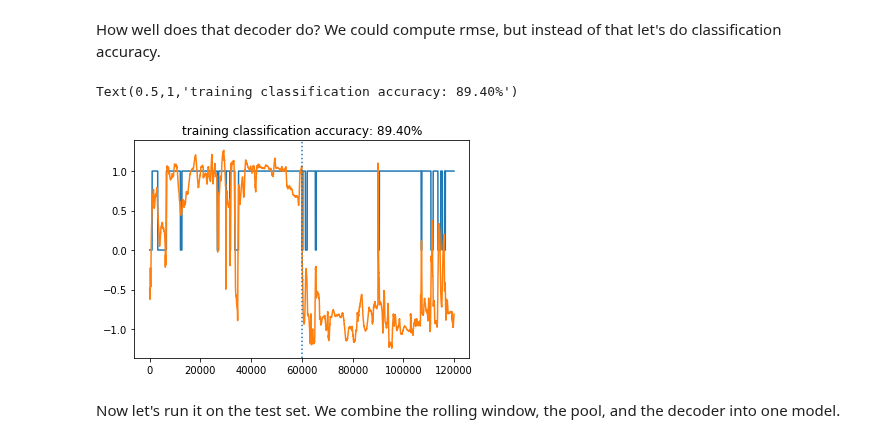
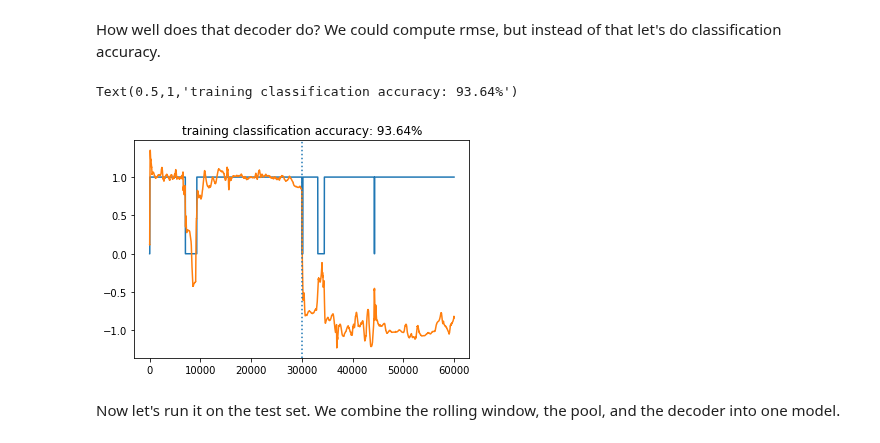
Before and after one commit to maddybartlett/NEN001, a Jupyter notebook: PatternInterpolation_Batch.ipynb, the cells around one changed output. Saved outputs shown, nothing was run; the diff lists cells and outputs as text; code cells hidden in the pictures.

Commit message:
Plots of output over time.

```diff
--- a/PatternInterpolation_Batch.ipynb
+++ b/PatternInterpolation_Batch.ipynb
@@ -150,7 +150,7 @@ plt.axvline(int(len(testing)/2), ls=':')
 Feed the training data into the network and record what information would be fed into the pool.
 # %%
 ############ TRAINING WITH 80% ############
-num_epochs = 2 #20x30 seconds = 600 seconds training
+num_epochs = 1 #20x30 seconds = 600 seconds training
 batch_size = int(T_train*30)
 batch = 0
 
@@ -236,28 +230,28 @@ How well does that decoder do?   We could compute rmse, but instead of that let'
 # %%
 v = np.dot(a_out, dec)
 classify1 = np.isclose(v[:N], 1, atol=0.5)
 classify2 = np.isclose(v[N:], -1, atol=0.5)
 classify = np.append(classify1, classify2)
 score_train = np.mean(classify)
 
 classify_score[0]=score_train
 
 accuracy = dict(islice(enumerate(v), None, None, 100))
 accuracy_train={}
 for i in range(len(accuracy)):
     accuracy_train[i]=accuracy[i*100]
 
 for j in range(len(accuracy_train)):
-    key_j = 'accuracy_train{}'.format(j)
+    key_j = 'accuracy_train{}'.format("%04d" % j)
     accuracy_train[key_j] = accuracy_train.pop(j)
 
 plt.plot(classify)
 plt.plot(v)
 plt.axvline(int(len(classify)/2), ls=':')
 plt.title('training classification accuracy: %1.2f%%' % (score_train*100))
 # %% [output]
-Text(0.5,1,'training classification accuracy: 89.40%')
+Text(0.5,1,'training classification accuracy: 93.64%')
-[figure, old version]
+[figure, new version]
 # %% [markdown]
 Now let's run it on the test set.  We combine the rolling window, the pool, and the decoder into one model.
 # %%
```
Also changed, not shown: parts of 2 cells of this notebook, 1 other file.
